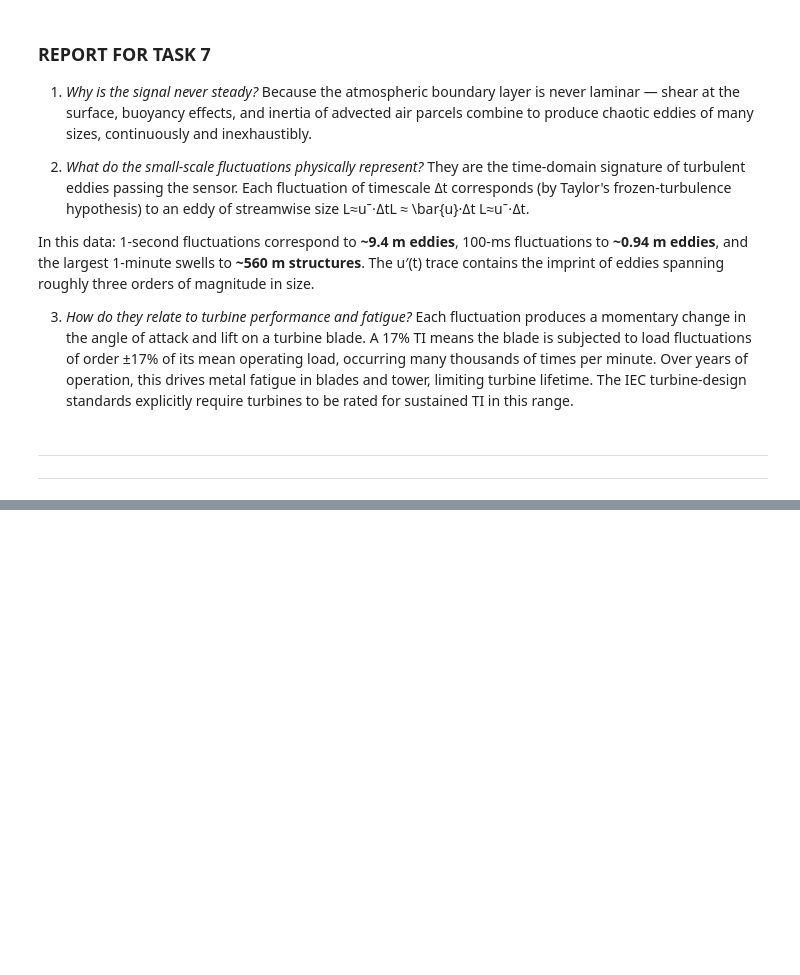
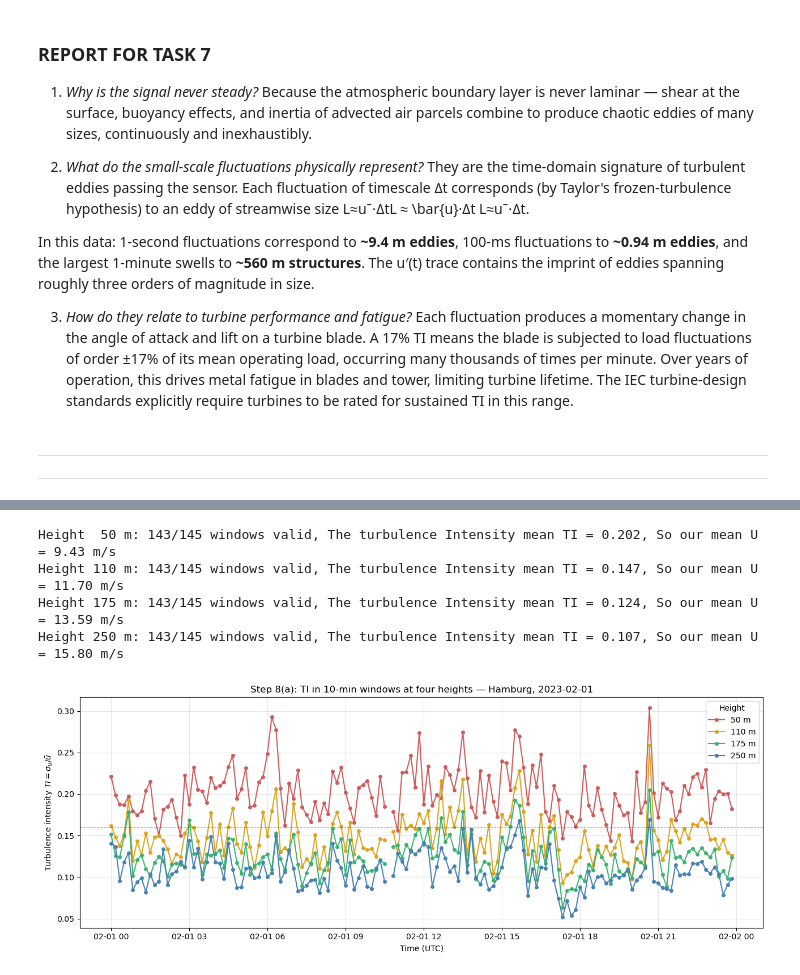
Before and after one commit to viktoruk1/Wind-Energy-Meterology-Project, a Jupyter notebook: notebooks/02_high_frequency_analysis.ipynb, the cells around one changed output, grey strips where cells are left out. Saved outputs shown, nothing was run; the diff lists cells and outputs as text; code cells hidden in the pictures; blank space fills up the shorter version.

```diff
--- a/notebooks/02_high_frequency_analysis.ipynb
+++ b/notebooks/02_high_frequency_analysis.ipynb
@@ -208,0 +216,56 @@ As you go up:
+# %%
+# ---------- Cell: Step 8(a) — TI vs time for all four heights ----------
+
+heights = [50, 110, 175, 250]
+height_colors = {50: 'indianred', 110: 'goldenrod',
+                 175: 'mediumseagreen', 250: 'steelblue'}
+
+# Container for results
+results = {}
+
+for h in heights:
+    col = f'wind_speed_{h}m_mps'
+    u_h = df[col]   # the full-day series at this height
+
+    # Resample into 10-min buckets, compute mean, std, and valid-count per bucket
+    bucket = u_h.resample('10min')
+    mean_u  = bucket.mean()                        # ignores NaNs automatically
+    std_u   = bucket.std()
+    count_v = bucket.count()                       # number of valid samples per bucket
+
+    # Maximum possible samples per 10-min bucket at 20 Hz
+    max_per_bucket = 10 * 60 * 20                  # = 12,000
+
+    # Apply the >=50% valid rule
+    valid = count_v >= 0.5 * max_per_bucket
+    mean_u[~valid] = np.nan
+    std_u[~valid]  = np.nan
+
+    TI = std_u / mean_u    #Turbulence Intensity
+
+    results[h] = {'mean': mean_u, 'std': std_u, 'TI': TI}
+    print(f"Height {h:3d} m: "
+          f"{valid.sum():3d}/{len(valid):3d} windows valid, "
+          f"The turbulence Intensity mean TI = {TI.mean():.3f}, "
+          f"So our mean U = {mean_u.mean():.2f} m/s")
+
+# Plot all four TI curves on one figure
+fig, ax = plt.subplots(figsize=(13, 5))
+for h in heights:
+    ax.plot(results[h]['TI'].index, results[h]['TI'].values,
+            'o-', color=height_colors[h], lw=1.5, markersize=4, label=f'{h} m')
+
+ax.set_xlabel('Time (UTC)')
+ax.set_ylabel(r'Turbulence intensity $TI = \sigma_u / \bar{u}$')
+ax.set_title('Step 8(a): TI in 10-min windows at four heights — Hamburg, 2023-02-01')
+ax.legend(title='Height', loc='upper right')
+ax.grid(alpha=0.3)
+ax.axhline(0.16, color='black', lw=0.8, ls='--', alpha=0.5)  # typical onshore reference
+plt.tight_layout()
+plt.show()
+# %% [output]
+Height  50 m: 143/145 windows valid, The turbulence Intensity mean TI = 0.202, So our mean U = 9.43 m/s
+Height 110 m: 143/145 windows valid, The turbulence Intensity mean TI = 0.147, So our mean U = 11.70 m/s
+Height 175 m: 143/145 windows valid, The turbulence Intensity mean TI = 0.124, So our mean U = 13.59 m/s
+Height 250 m: 143/145 windows valid, The turbulence Intensity mean TI = 0.107, So our mean U = 15.80 m/s
+[figure, added]
```
Also changed, not shown: parts of 5 cells of this notebook.
